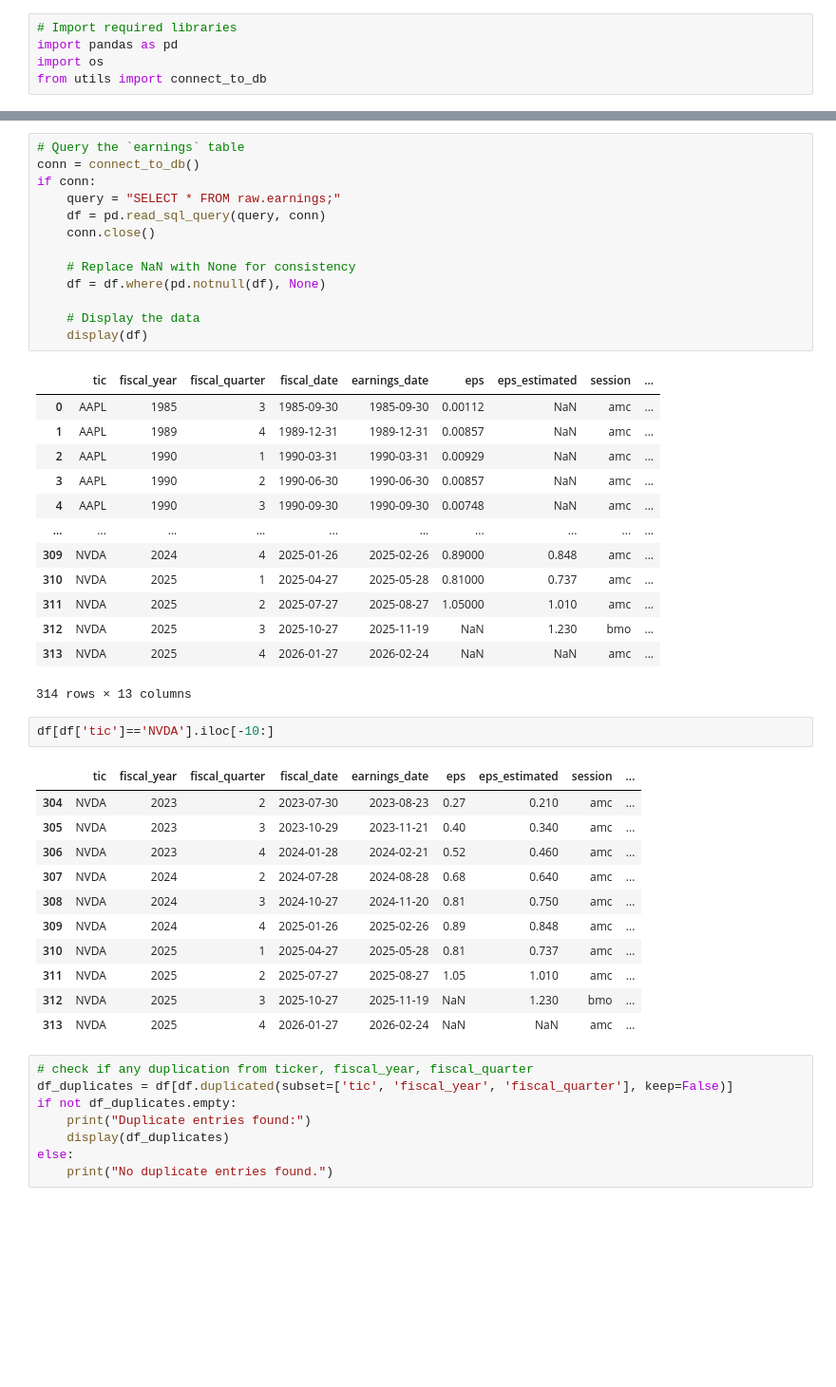
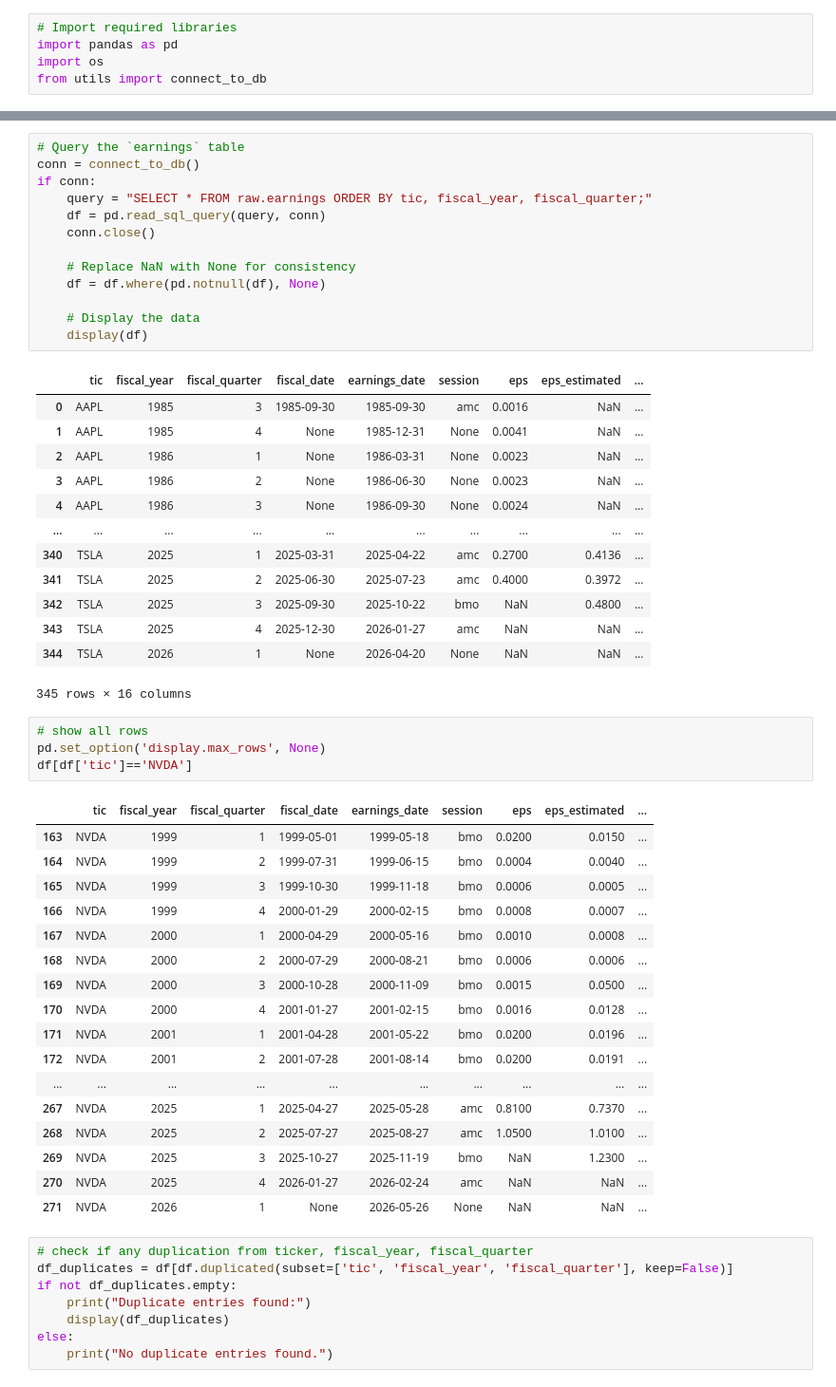
Before and after one commit to vincentsham/stock_ai_app, a Jupyter notebook: server/database/db_raw_queries.ipynb, the cells around one changed output, grey strips where cells are left out. Shown at 95% size. Cells and saved outputs as stored; diff of their text form; blank space fills up the shorter version.

Commit message:
standardise table schema

```diff
--- a/server/database/db_raw_queries.ipynb
+++ b/server/database/db_raw_queries.ipynb
@@ -53,7 +49,7 @@ if conn:
 # Query the `earnings` table
 conn = connect_to_db()
 if conn:
-    query = "SELECT * FROM raw.earnings;"
+    query = "SELECT * FROM raw.earnings ORDER BY tic, fiscal_year, fiscal_quarter;"
     df = pd.read_sql_query(query, conn)
     conn.close()
 
@@ -63,33 +59,41 @@ if conn:
     # Display the data
     display(df)
 # %% [output]
-|  | tic | fiscal_year | fiscal_quarter | fiscal_date | earnings_date | eps | eps_estimated | session | ... |
-| 0 | AAPL | 1985 | 3 | 1985-09-30 | 1985-09-30 | 0.00112 | NaN | amc | ... |
-| 1 | AAPL | 1989 | 4 | 1989-12-31 | 1989-12-31 | 0.00857 | NaN | amc | ... |
-| 2 | AAPL | 1990 | 1 | 1990-03-31 | 1990-03-31 | 0.00929 | NaN | amc | ... |
-| 3 | AAPL | 1990 | 2 | 1990-06-30 | 1990-06-30 | 0.00857 | NaN | amc | ... |
-| 4 | AAPL | 1990 | 3 | 1990-09-30 | 1990-09-30 | 0.00748 | NaN | amc | ... |
+|  | tic | fiscal_year | fiscal_quarter | fiscal_date | earnings_date | session | eps | eps_estimated | ... |
+| 0 | AAPL | 1985 | 3 | 1985-09-30 | 1985-09-30 | amc | 0.0016 | NaN | ... |
+| 1 | AAPL | 1985 | 4 | None | 1985-12-31 | None | 0.0041 | NaN | ... |
+| 2 | AAPL | 1986 | 1 | None | 1986-03-31 | None | 0.0023 | NaN | ... |
+| 3 | AAPL | 1986 | 2 | None | 1986-06-30 | None | 0.0023 | NaN | ... |
+| 4 | AAPL | 1986 | 3 | None | 1986-09-30 | None | 0.0024 | NaN | ... |
 | ... | ... | ... | ... | ... | ... | ... | ... | ... | ... |
-| 309 | NVDA | 2024 | 4 | 2025-01-26 | 2025-02-26 | 0.89000 | 0.848 | amc | ... |
-| 310 | NVDA | 2025 | 1 | 2025-04-27 | 2025-05-28 | 0.81000 | 0.737 | amc | ... |
-| 311 | NVDA | 2025 | 2 | 2025-07-27 | 2025-08-27 | 1.05000 | 1.010 | amc | ... |
-| 312 | NVDA | 2025 | 3 | 2025-10-27 | 2025-11-19 | NaN | 1.230 | bmo | ... |
-| 313 | NVDA | 2025 | 4 | 2026-01-27 | 2026-02-24 | NaN | NaN | amc | ... |
+| 340 | TSLA | 2025 | 1 | 2025-03-31 | 2025-04-22 | amc | 0.2700 | 0.4136 | ... |
+| 341 | TSLA | 2025 | 2 | 2025-06-30 | 2025-07-23 | amc | 0.4000 | 0.3972 | ... |
+| 342 | TSLA | 2025 | 3 | 2025-09-30 | 2025-10-22 | bmo | NaN | 0.4800 | ... |
+| 343 | TSLA | 2025 | 4 | 2025-12-30 | 2026-01-27 | amc | NaN | NaN | ... |
+| 344 | TSLA | 2026 | 1 | None | 2026-04-20 | None | NaN | NaN | ... |
-314 rows × 13 columns
+345 rows × 16 columns
 # %%
-df[df['tic']=='NVDA'].iloc[-10:]
+# show all rows
+pd.set_option('display.max_rows', None)
+df[df['tic']=='NVDA']
 # %% [output]
-|  | tic | fiscal_year | fiscal_quarter | fiscal_date | earnings_date | eps | eps_estimated | session | ... |
-| 304 | NVDA | 2023 | 2 | 2023-07-30 | 2023-08-23 | 0.27 | 0.210 | amc | ... |
-| 305 | NVDA | 2023 | 3 | 2023-10-29 | 2023-11-21 | 0.40 | 0.340 | amc | ... |
-| 306 | NVDA | 2023 | 4 | 2024-01-28 | 2024-02-21 | 0.52 | 0.460 | amc | ... |
-| 307 | NVDA | 2024 | 2 | 2024-07-28 | 2024-08-28 | 0.68 | 0.640 | amc | ... |
-| 308 | NVDA | 2024 | 3 | 2024-10-27 | 2024-11-20 | 0.81 | 0.750 | amc | ... |
-| 309 | NVDA | 2024 | 4 | 2025-01-26 | 2025-02-26 | 0.89 | 0.848 | amc | ... |
-| 310 | NVDA | 2025 | 1 | 2025-04-27 | 2025-05-28 | 0.81 | 0.737 | amc | ... |
-| 311 | NVDA | 2025 | 2 | 2025-07-27 | 2025-08-27 | 1.05 | 1.010 | amc | ... |
-| 312 | NVDA | 2025 | 3 | 2025-10-27 | 2025-11-19 | NaN | 1.230 | bmo | ... |
-| 313 | NVDA | 2025 | 4 | 2026-01-27 | 2026-02-24 | NaN | NaN | amc | ... |
+|  | tic | fiscal_year | fiscal_quarter | fiscal_date | earnings_date | session | eps | eps_estimated | ... |
+| 163 | NVDA | 1999 | 1 | 1999-05-01 | 1999-05-18 | bmo | 0.0200 | 0.0150 | ... |
+| 164 | NVDA | 1999 | 2 | 1999-07-31 | 1999-06-15 | bmo | 0.0004 | 0.0040 | ... |
+| 165 | NVDA | 1999 | 3 | 1999-10-30 | 1999-11-18 | bmo | 0.0006 | 0.0005 | ... |
+| 166 | NVDA | 1999 | 4 | 2000-01-29 | 2000-02-15 | bmo | 0.0008 | 0.0007 | ... |
+| 167 | NVDA | 2000 | 1 | 2000-04-29 | 2000-05-16 | bmo | 0.0010 | 0.0008 | ... |
+| 168 | NVDA | 2000 | 2 | 2000-07-29 | 2000-08-21 | bmo | 0.0006 | 0.0006 | ... |
+| 169 | NVDA | 2000 | 3 | 2000-10-28 | 2000-11-09 | bmo | 0.0015 | 0.0500 | ... |
+| 170 | NVDA | 2000 | 4 | 2001-01-27 | 2001-02-15 | bmo | 0.0016 | 0.0128 | ... |
+| 171 | NVDA | 2001 | 1 | 2001-04-28 | 2001-05-22 | bmo | 0.0200 | 0.0196 | ... |
+| 172 | NVDA | 2001 | 2 | 2001-07-28 | 2001-08-14 | bmo | 0.0200 | 0.0191 | ... |
+| ... | ... | ... | ... | ... | ... | ... | ... | ... | ... |
+| 267 | NVDA | 2025 | 1 | 2025-04-27 | 2025-05-28 | amc | 0.8100 | 0.7370 | ... |
+| 268 | NVDA | 2025 | 2 | 2025-07-27 | 2025-08-27 | amc | 1.0500 | 1.0100 | ... |
+| 269 | NVDA | 2025 | 3 | 2025-10-27 | 2025-11-19 | bmo | NaN | 1.2300 | ... |
+| 270 | NVDA | 2025 | 4 | 2026-01-27 | 2026-02-24 | amc | NaN | NaN | ... |
+| 271 | NVDA | 2026 | 1 | None | 2026-05-26 | None | NaN | NaN | ... |
 # %%
 # check if any duplication from ticker, fiscal_year, fiscal_quarter
 df_duplicates = df[df.duplicated(subset=['tic', 'fiscal_year', 'fiscal_quarter'], keep=False)]
```
Also changed, not shown: parts of 23 cells of this notebook, 33 other files.
